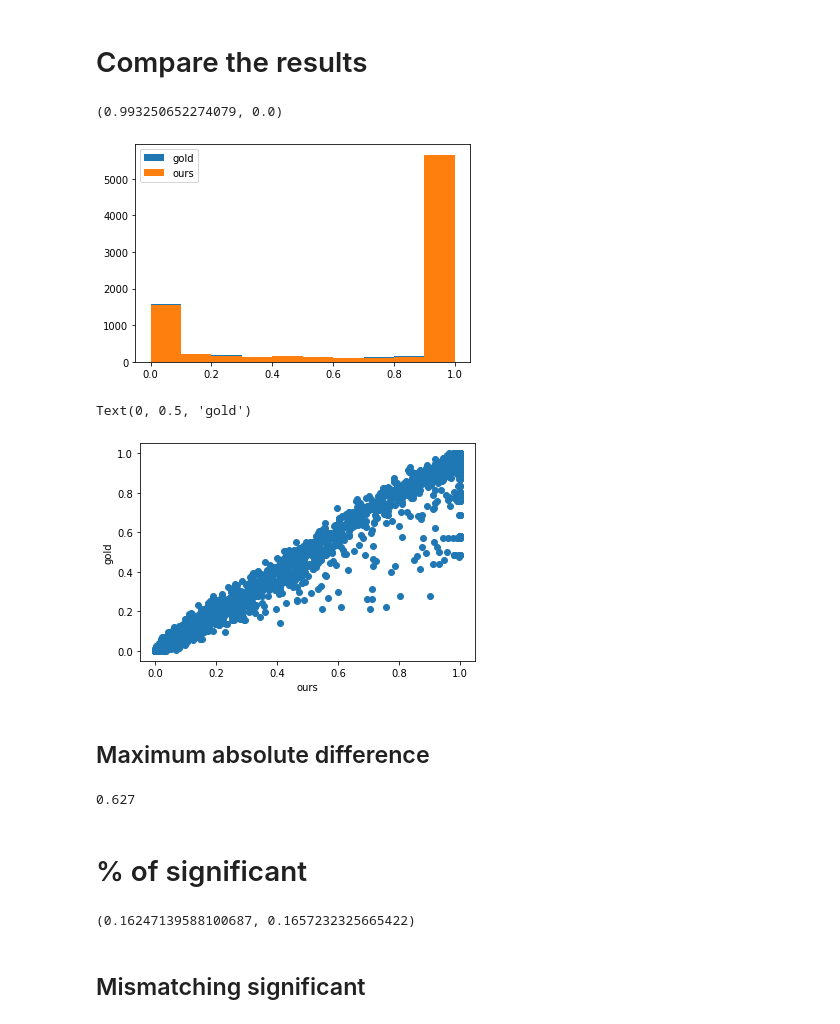
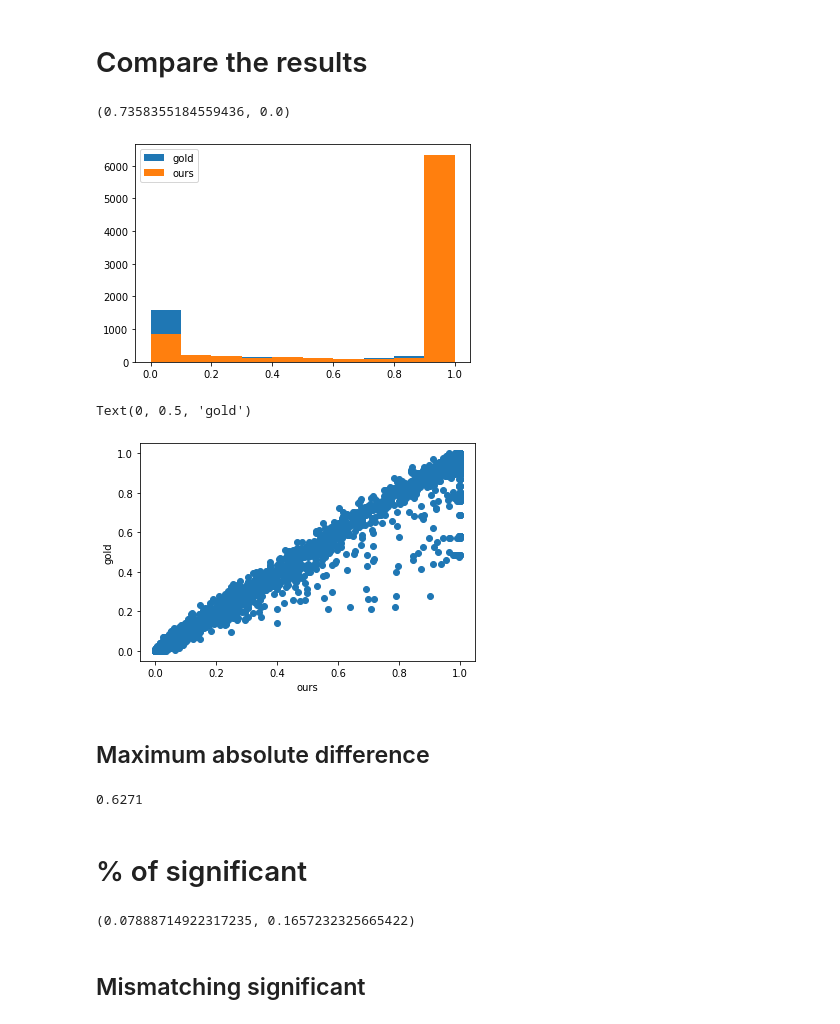
Before and after one commit to scverse/squidpy, a Jupyter notebook: notebooks/lig_rec_cellphonedb_comparison.ipynb, the cells around one changed output. Cells and saved outputs as stored; diff of their text form; code cells hidden in the pictures.

```diff
--- a/notebooks/lig_rec_cellphonedb_comparison.ipynb
+++ b/notebooks/lig_rec_cellphonedb_comparison.ipynb
@@ -141,8 +187,8 @@ pvals_clean = pvals_clean.iloc[:23]
 ## Run spatial_tools' permutation test
 # %%
 res = se.graph.perm_test(adata, "paul15_clusters", interactions=list(pvals_clean.index),
-                        fdr_method=None, inplace=False,
-                        threshold=0.01, seed=0, n_perms=1000, n_jobs=1)
+                        fdr_method=None, copy=True,
+                        threshold=0.01, seed=0, n_perms=10000, n_jobs=1)
 print(res.means.sparse.density)  # should be a sparse dataframe
 
 df = res.pvalues
@@ -164,28 +210,28 @@ df.head()
 # %% [markdown]
 # Compare the results
 # %%
-pearsonr(pvals_clean.values.flat, df.values.flat)
+pearsonr(pvals_clean.values.flat, np.nan_to_num(df.values, nan=1).flat)
 # %% [output]
-(0.993250652274079, 0.0)
+(0.7358355184559436, 0.0)
 # %%
 plt.hist(pvals_clean.values.flat, label='gold')
-plt.hist(df.values.flat, label='ours')
+plt.hist(np.nan_to_num(df.values, nan=1).flat, label='ours')
 _ = plt.legend()
 # %% [output]
-[figure, old version]
+[figure, new version]
 # %%
 plt.scatter(df.values.flat, pvals_clean.values.flat)
 plt.xlabel("ours")
 plt.ylabel("gold")
 # %% [output]
 Text(0, 0.5, 'gold')
-[figure, old version]
+[figure, new version]
 # %% [markdown]
 ## Maximum absolute difference
 # %%
-np.max(np.abs(df.values - pvals_clean.values))
+np.nanmax(np.abs(df.values - pvals_clean.values))
 # %% [output]
-0.627
+0.6271
 # %% [markdown]
 # % of significant
 # %%
@@ -194,7 +240,7 @@ sig_gold = pvals_clean.values <= 0.05
 
 sig_df.sum() / len(df.values.flat), sig_gold.sum() / len(pvals_clean.values.flat)
 # %% [output]
-(0.16247139588100687, 0.1657232325665422)
+(0.07888714922317235, 0.1657232325665422)
 # %%
 mismatch = sig_df != sig_gold
 m_df = df.values[mismatch]
```
Also changed, not shown: parts of 13 cells of this notebook, 4 other files.
